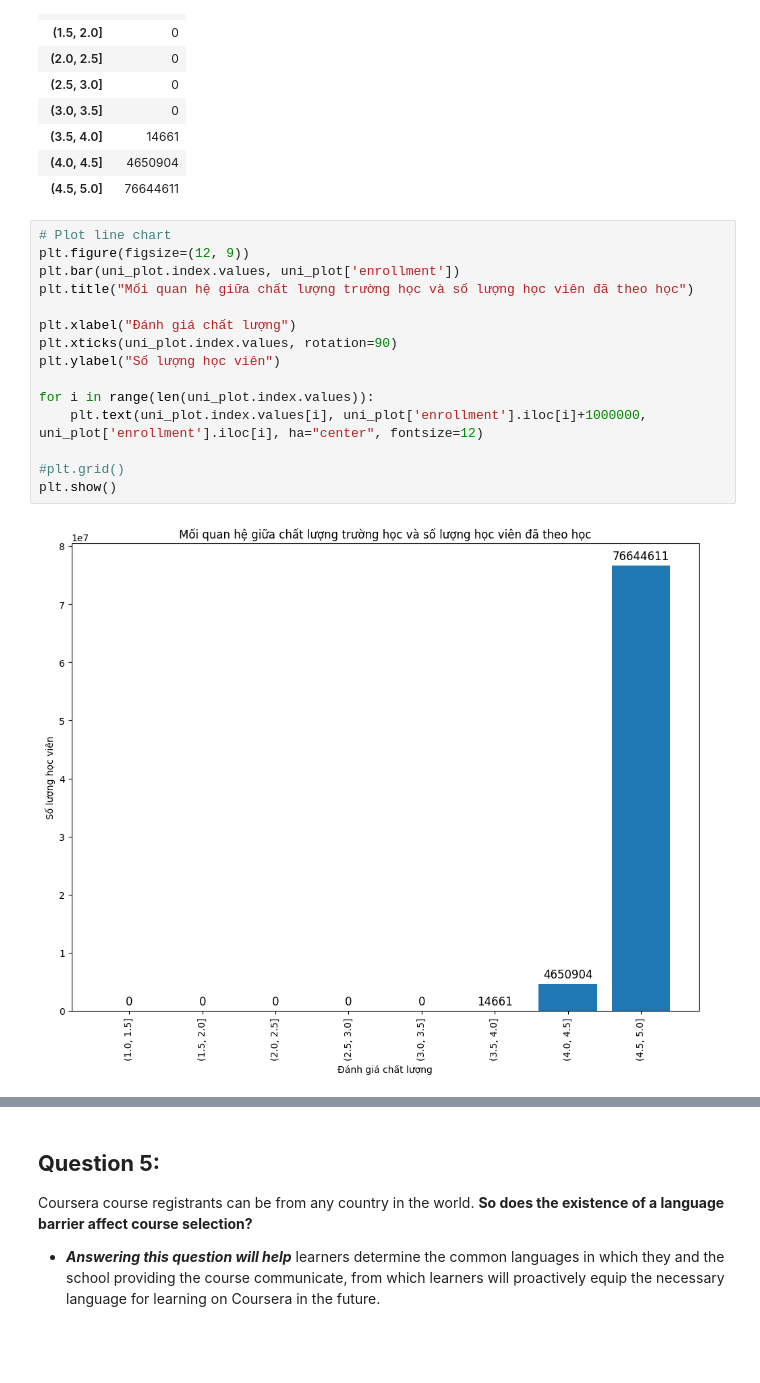
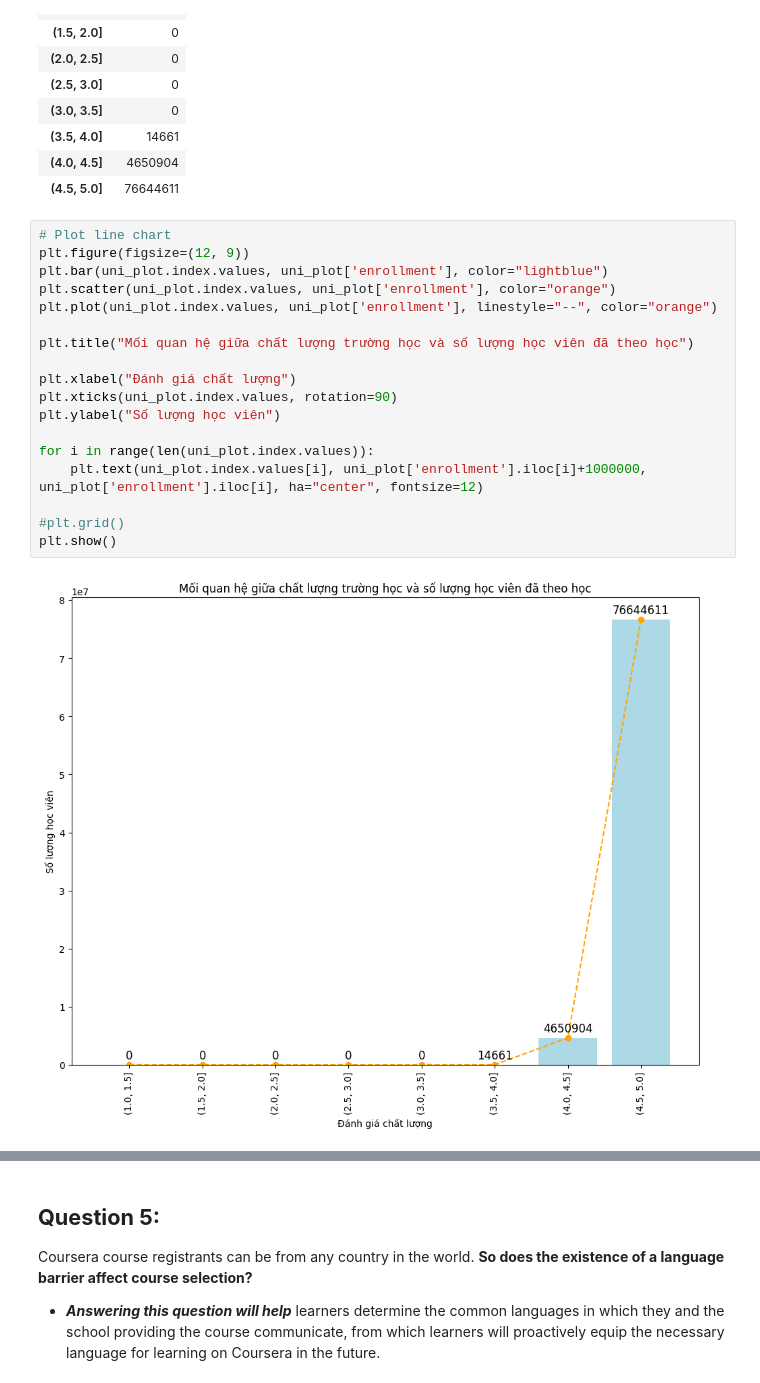
Before and after one commit to dagngyen/hcmus_23-24_coursesra-courses-analysis, a Jupyter notebook: Phase 1: Collecting, exploring and analyzing/1.3-Making-questions-4-6.ipynb, the cells around one changed output, grey strips where cells are left out. Drawn from its saved outputs; the diff is of its cells as text; blank space fills up the shorter version.

```diff
--- a/Phase 1: Collecting, exploring and analyzing/1.3-Making-questions-4-6.ipynb
+++ b/Phase 1: Collecting, exploring and analyzing/1.3-Making-questions-4-6.ipynb
@@ -84,20 +84,23 @@ uni_plot
 # %%
 # Plot line chart
 plt.figure(figsize=(12, 9))
-plt.bar(uni_plot.index.values, uni_plot['enrollment'])
+plt.bar(uni_plot.index.values, uni_plot['enrollment'], color="lightblue")
+plt.scatter(uni_plot.index.values, uni_plot['enrollment'], color="orange")
+plt.plot(uni_plot.index.values, uni_plot['enrollment'], linestyle="--", color="orange")
+
 plt.title("Mối quan hệ giữa chất lượng trường học và số lượng học viên đã theo học")
 
 plt.xlabel("Đánh giá chất lượng")
 plt.xticks(uni_plot.index.values, rotation=90)
 plt.ylabel("Số lượng học viên")
 
 for i in range(len(uni_plot.index.values)):
     plt.text(uni_plot.index.values[i], uni_plot['enrollment'].iloc[i]+1000000, uni_plot['enrollment'].iloc[i], ha="center", fontsize=12)
 
 #plt.grid()
 plt.show()
 # %% [output]
-[figure, old version]
+[figure, new version]
 # %%
 uni_plot = uni_df.reset_index().drop(columns=['offered by', 'rating_bin']).groupby('rating').sum()
 print(uni_plot.index.values)
```
Also changed, not shown: parts of 1 cell of this notebook.
